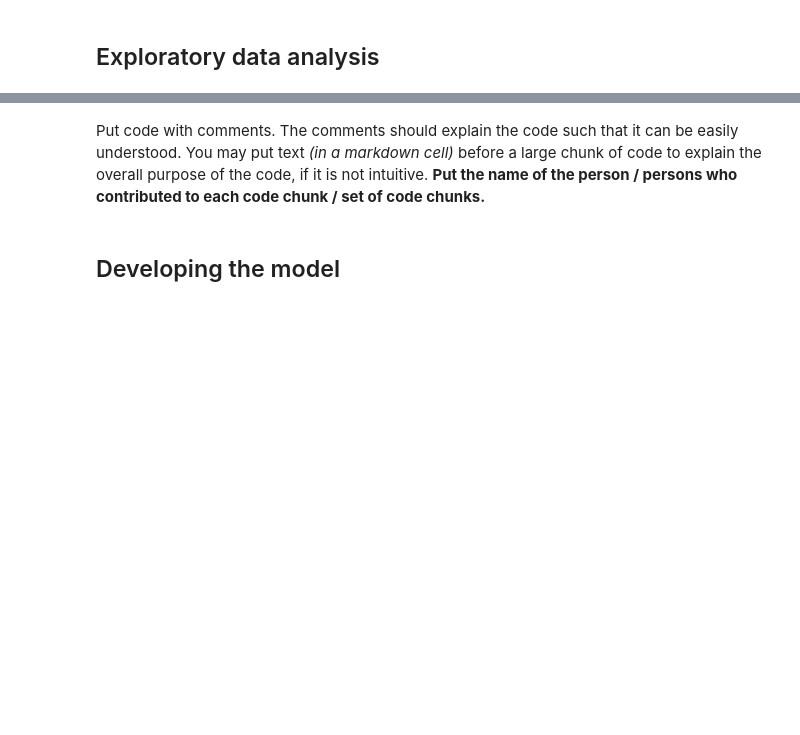
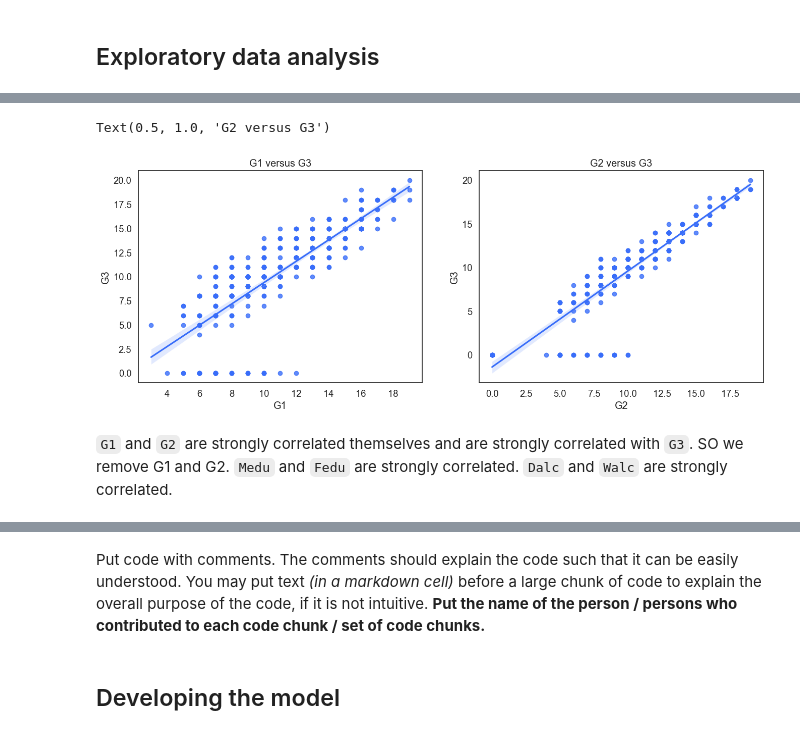
Before and after one commit to zshi719/student_grade_prediction, a Jupyter notebook: Project Code Template.ipynb, the cells around one changed output, grey strips where cells are left out. Cells and saved outputs as stored; diff of their text form; code cells hidden in the pictures; blank space fills up the shorter version.

```diff
--- a/Project Code Template.ipynb
+++ b/Project Code Template.ipynb
@@ -303,0 +333,9 @@ Length: 66, dtype: object
+# %%
+fig = plt.figure(figsize=(16, 12))
+fig.add_subplot(2, 2, 1)
+sns.regplot(x='G1', y='G3', data=data).set_title('G1 versus G3')
+fig.add_subplot(2, 2, 2)
+sns.regplot(x='G2', y='G3', data=data).set_title('G2 versus G3')
+# %% [output]
+Text(0.5, 1.0, 'G2 versus G3')
+[figure, added]
@@ -303,0 +345,3 @@ Length: 66, dtype: object
+# %% [markdown]
+`G1` and `G2` are strongly correlated themselves and are strongly correlated with `G3`. SO we remove G1 and G2.
+`Medu` and `Fedu` are strongly correlated. `Dalc` and `Walc` are strongly correlated.
```
Also changed, not shown: parts of 40 cells of this notebook, 1 other file.
